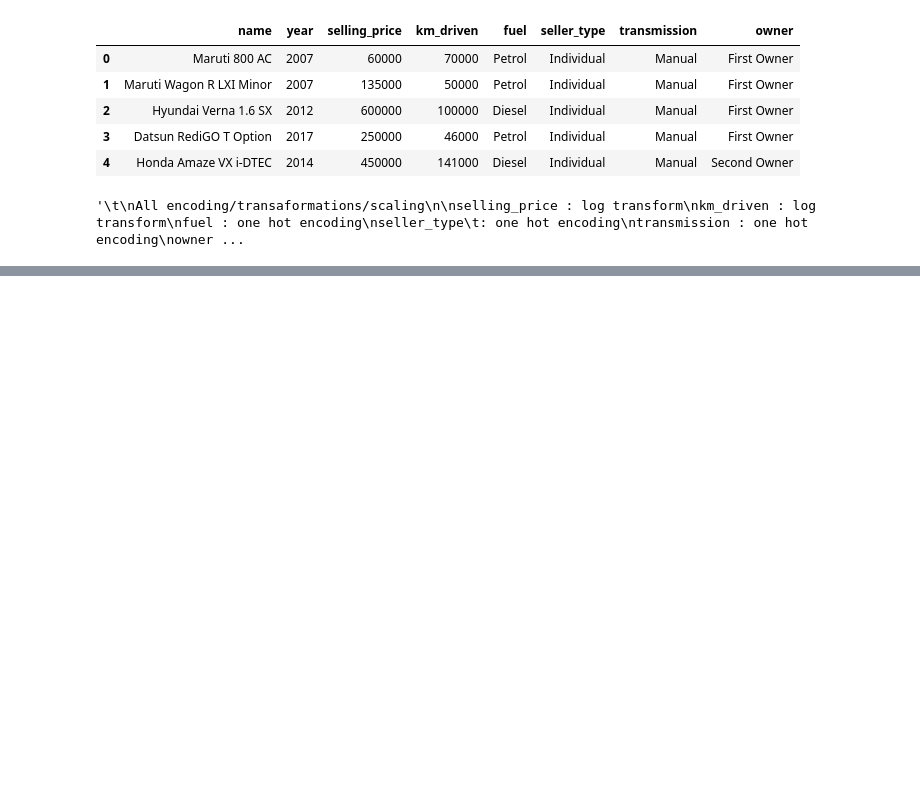
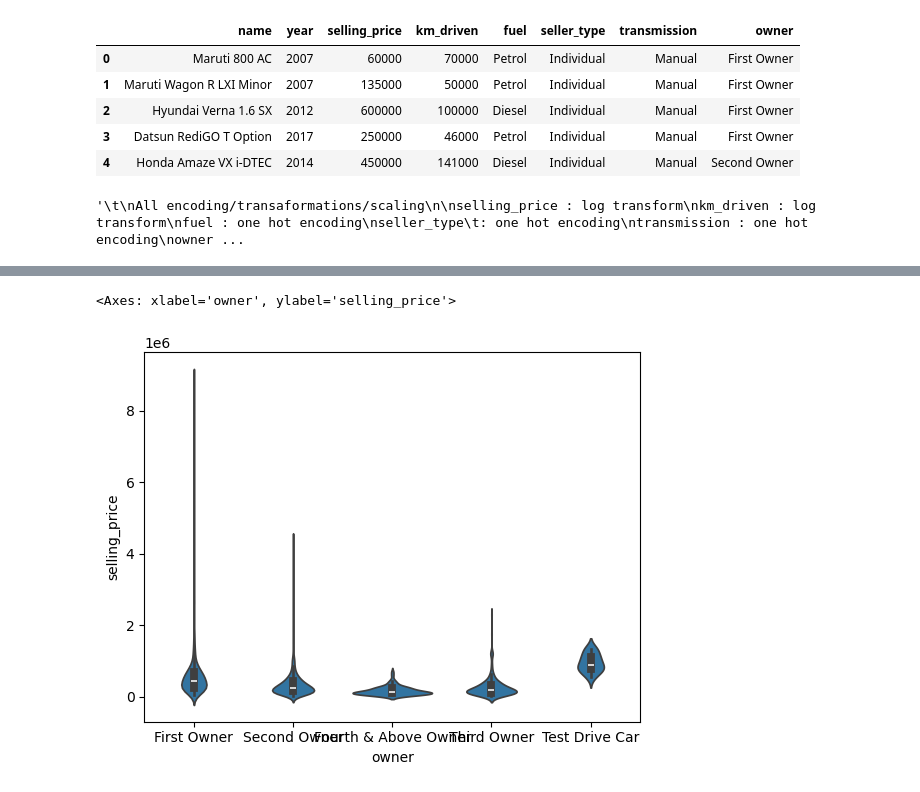
Before and after one commit to vsr01/ML-Practice, a Jupyter notebook: Linear Regression/Vehicle Dataset/linear_regression_vehicle.ipynb, the cells around one changed output, grey strips where cells are left out. Cells and saved outputs as stored; diff of their text form; code cells hidden in the pictures; blank space fills up the shorter version.

```diff
--- a/Linear Regression/Vehicle Dataset/linear_regression_vehicle.ipynb
+++ b/Linear Regression/Vehicle Dataset/linear_regression_vehicle.ipynb
@@ -216,0 +230,2 @@ R² Score: 0.6045
+# %%
+car_data = pd.read_csv('car_details.csv')
@@ -216,0 +241,6 @@ R² Score: 0.6045
+# %%
+import seaborn as sns
+sns.violinplot(x=car_data['owner'], y=car_data['selling_price'])
+# %% [output]
+<Axes: xlabel='owner', ylabel='selling_price'>
+[figure, added]
```
Also changed, not shown: parts of 11 cells of this notebook.
